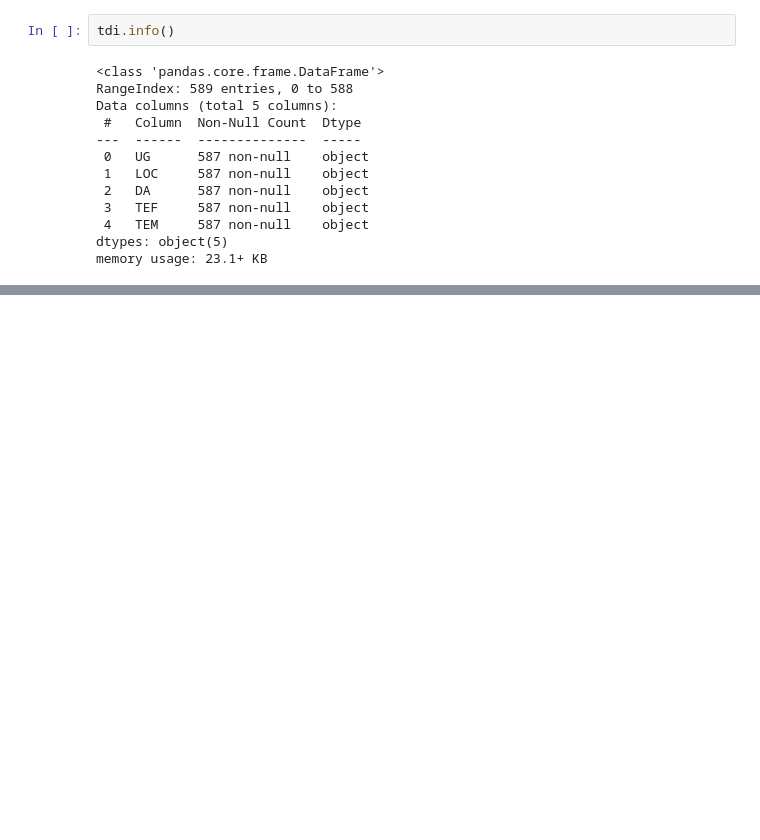
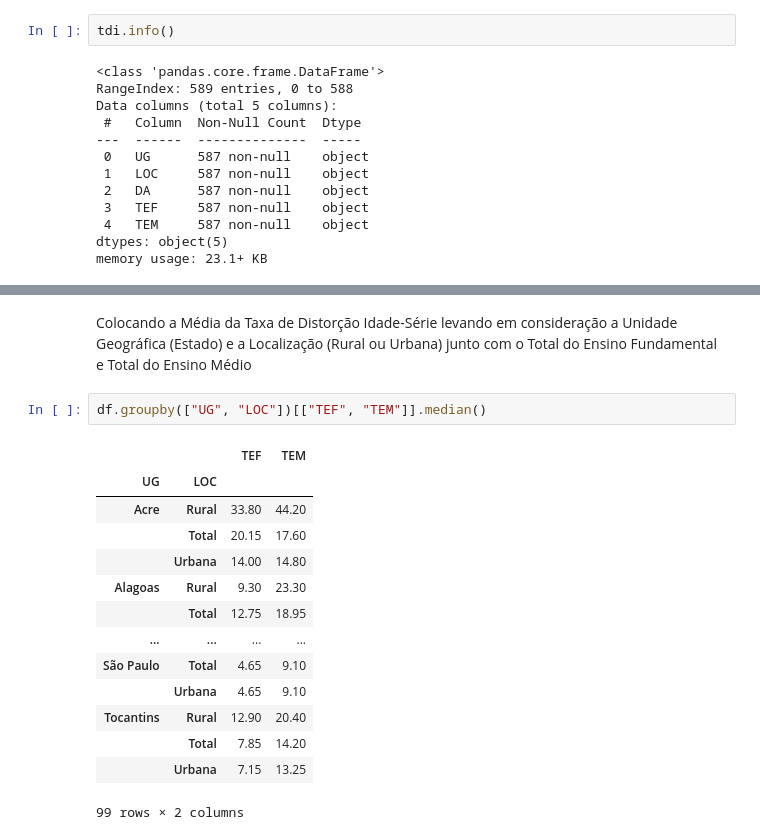
Before and after one commit to isabel-vit309/DataScience_4.0, a Jupyter notebook: Analise.ipynb, the cells around one changed output, grey strips where cells are left out. Cells and saved outputs as stored; diff of their text form; blank space fills up the shorter version.

```diff
--- a/Analise.ipynb
+++ b/Analise.ipynb
@@ -116,0 +153,20 @@ Mesmo após renomear as colunas, elas ainda aparecem como Object, ou seja, ainda
+# %% [markdown]
+Colocando a Média da Taxa de Distorção Idade-Série levando em consideração a Unidade Geográfica (Estado) e a Localização (Rural ou Urbana)
+junto com o Total do Ensino Fundamental e Total do Ensino Médio
+# %%
+df.groupby(["UG", "LOC"])[["TEF", "TEM"]].median()
+# %% [output]
+|  |  | TEF | TEM |
+| UG | LOC |  |  |
+| Acre | Rural | 33.80 | 44.20 |
+|  | Total | 20.15 | 17.60 |
+|  | Urbana | 14.00 | 14.80 |
+| Alagoas | Rural | 9.30 | 23.30 |
+|  | Total | 12.75 | 18.95 |
+| ... | ... | ... | ... |
+| São Paulo | Total | 4.65 | 9.10 |
+|  | Urbana | 4.65 | 9.10 |
+| Tocantins | Rural | 12.90 | 20.40 |
+|  | Total | 7.85 | 14.20 |
+|  | Urbana | 7.15 | 13.25 |
+99 rows × 2 columns
```
Also changed, not shown: parts of 16 cells of this notebook, 1 other file.
